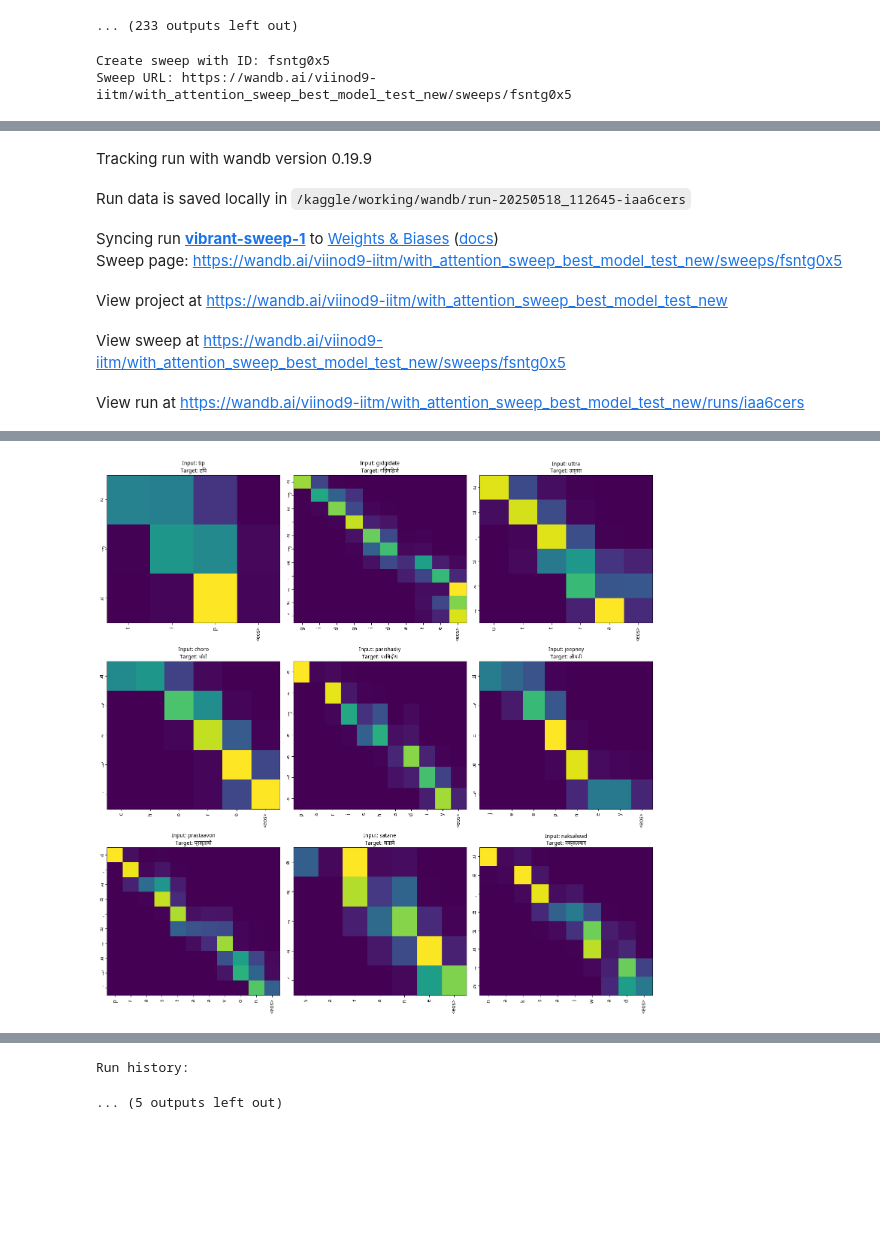
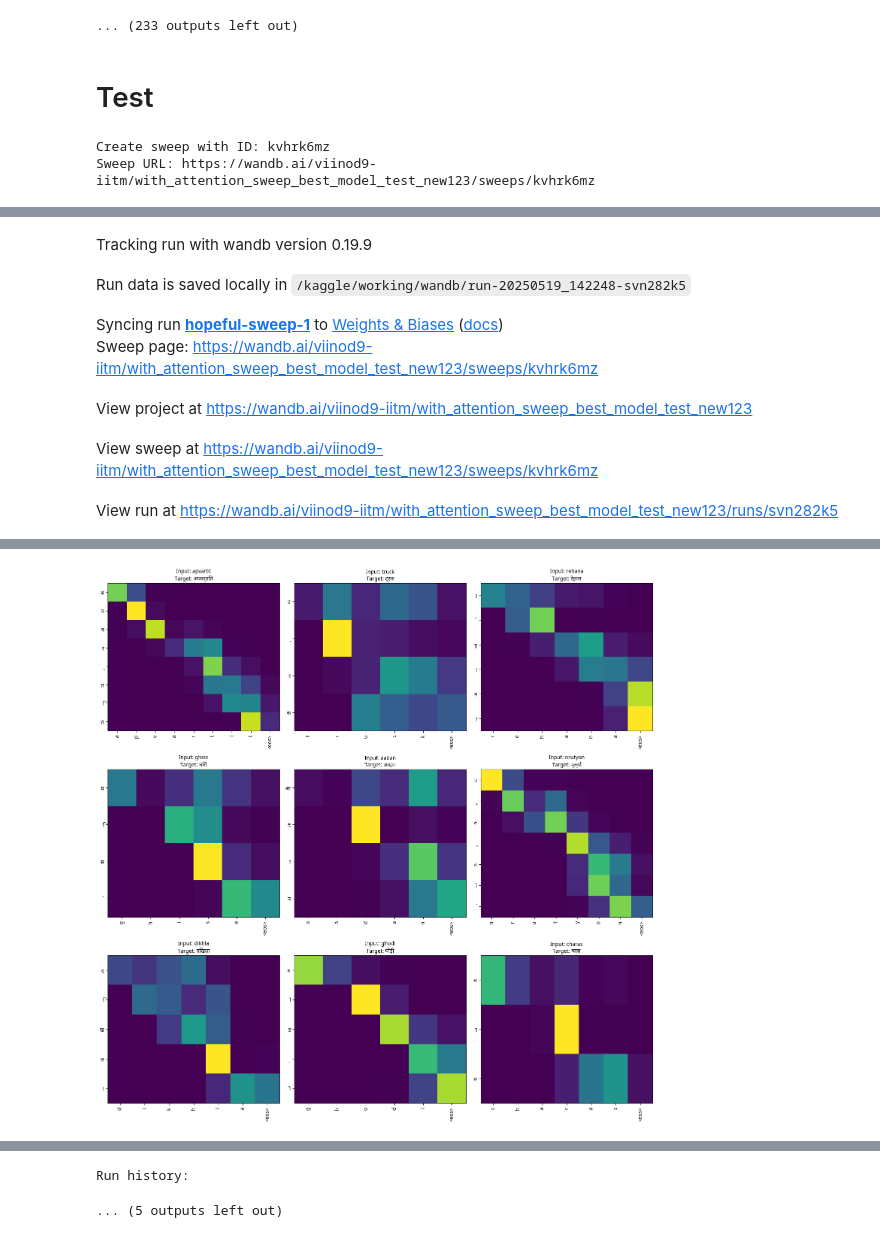
Before and after one commit to viinod9/DA6401_MA23M026_A3, a Jupyter notebook: With_Attention/ma23m026-a3-da6401-attention .ipynb, the cells around one changed output, grey strips where cells are left out. Drawn from its saved outputs; the diff is of its cells as text; code cells hidden in the pictures; blank space fills up the shorter version.

```diff
--- a/With_Attention/ma23m026-a3-da6401-attention .ipynb
+++ b/With_Attention/ma23m026-a3-da6401-attention .ipynb
@@ -552,6 +527,8 @@ Epoch 15/15 | Train Loss: 0.0192, Train Acc: 13.58% | Val Loss: 0.0186, Val Acc:
 [interactive output not drawn]
 Run history:
 ... (233 outputs left out)
+# %% [markdown]
+# Test
 # %%
 # ---------- Train Function ----------
 
@@ -651,7 +628,7 @@ def train_for_test():
     tgt_vocab=tgt_vocab,
     device=device,
     num_examples=len(test_data),  # You can change to 9, 20 etc.
-    output_csv_path="attention_predictions_new.csv" )
+    output_csv_path="/kaggle/working/attention_predictions_new.csv" )
     # <-- desired CSV path
 
     # Log test accuracy to wandb
@@ -698,8 +675,8 @@ sweep_config = {
 
 
 # LSTM , GRU, RNN 1 3
-sweep_id = wandb.sweep(sweep_config, project="with_attention_sweep_best_model_test_new")
+sweep_id = wandb.sweep(sweep_config, project="with_attention_sweep_best_model_test_new123")
 wandb.agent(sweep_id, function=train_for_test, count=1)
 # %% [output]
-Create sweep with ID: fsntg0x5
-Sweep URL: https://wandb.ai/viinod9-iitm/with_attention_sweep_best_model_test_new/sweeps/fsntg0x5
+Create sweep with ID: kvhrk6mz
+Sweep URL: https://wandb.ai/viinod9-iitm/with_attention_sweep_best_model_test_new123/sweeps/kvhrk6mz
@@ -718,9 +695,9 @@ wandb:  learning_rate: 0.001
 wandb:  optimizer: adam
 wandb:  teacher_forcing_ratio: 0.7
 Tracking run with wandb version 0.19.9
-Run data is saved locally in /kaggle/working/wandb/run-20250518_112645-iaa6cers
+Run data is saved locally in /kaggle/working/wandb/run-20250519_142248-svn282k5
-Syncing run vibrant-sweep-1 to Weights & Biases (docs)
-Sweep page: https://wandb.ai/viinod9-iitm/with_attention_sweep_best_model_test_new/sweeps/fsntg0x5
+Syncing run hopeful-sweep-1 to Weights & Biases (docs)
+Sweep page: https://wandb.ai/viinod9-iitm/with_attention_sweep_best_model_test_new123/sweeps/kvhrk6mz
-View project at https://wandb.ai/viinod9-iitm/with_attention_sweep_best_model_test_new
+View project at https://wandb.ai/viinod9-iitm/with_attention_sweep_best_model_test_new123
-View sweep at https://wandb.ai/viinod9-iitm/with_attention_sweep_best_model_test_new/sweeps/fsntg0x5
+View sweep at https://wandb.ai/viinod9-iitm/with_attention_sweep_best_model_test_new123/sweeps/kvhrk6mz
-View run at https://wandb.ai/viinod9-iitm/with_attention_sweep_best_model_test_new/runs/iaa6cers
+View run at https://wandb.ai/viinod9-iitm/with_attention_sweep_best_model_test_new123/runs/svn282k5
@@ -744,4 +721,4 @@ Predictions saved to attention_predictions_new.csv
-[figure, old version]
+[figure, new version]
 [interactive output not drawn]
 Run history:
 ... (5 outputs left out)
```
Also changed, not shown: parts of 4 cells of this notebook.
